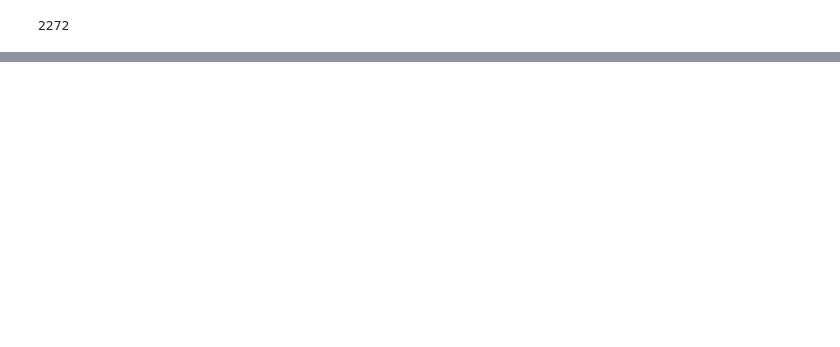
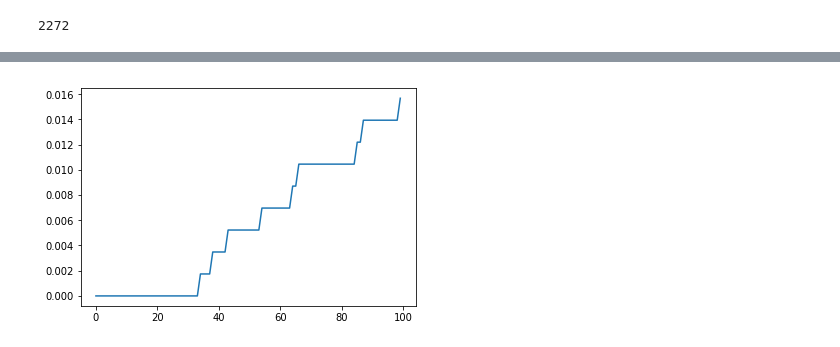
Before and after one commit to luym11/CS340, a Jupyter notebook: stage_F/DM_Final.ipynb, the cells around one changed output, grey strips where cells are left out. Saved outputs shown, nothing was run; the diff lists cells and outputs as text; code cells hidden in the pictures; blank space fills up the shorter version.

```diff
--- a/stage_F/DM_Final.ipynb
+++ b/stage_F/DM_Final.ipynb
@@ -703,0 +710,4 @@ plt.show()
+# %%
+trainFeaturesAll = feature_array_title_pca[trainNodes]
+# %%
+P = nx.adjacency_matrix(G_t)
@@ -703,0 +776,21 @@ plt.show()
+# %%
+HRS = []
+hits = np.zeros(100)
+K = 100
+predicted = set()
+for i in range(n):
+    nodes_to_sort = edges_to_sort[i]
+    p = heapq.nlargest(K, nodes_to_sort, key = lambda j : PredictionMatrix[i][j])
+    for k in range(K):
+        j = p[k]
+        if (i,j) in test_edges:
+            for kk in range(k, K):
+                hits[kk] = hits[kk] + 1
+# %%
+for i in range(K):
+    HRS.append(hits[i]/len(test_edges))
+# %%
+plt.plot(HRS)
+plt.show()
+# %% [output]
+[figure, added]
```
Also changed, not shown: parts of 27 cells of this notebook, 1 other file.
